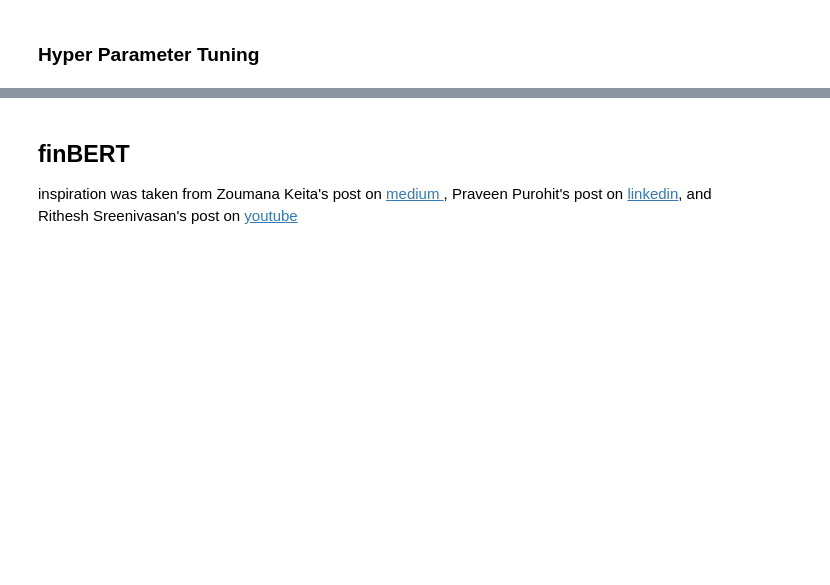
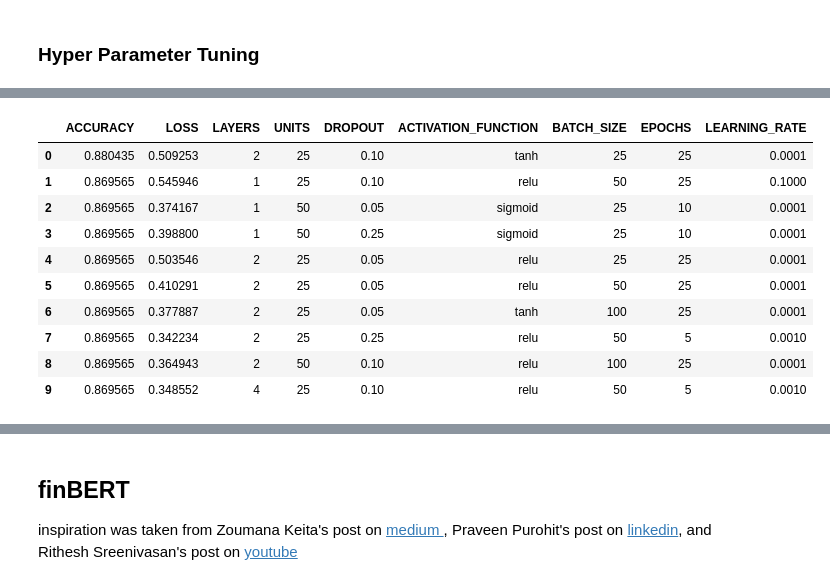
Before and after one commit to arnodunstatter/COSC4337-project, a Jupyter notebook: Financial_Sentiment_Analysis_Project.ipynb, the cells around one changed output, grey strips where cells are left out. Cells and saved outputs as stored; diff of their text form; code cells hidden in the pictures; blank space fills up the shorter version.

```diff
--- a/Financial_Sentiment_Analysis_Project.ipynb
+++ b/Financial_Sentiment_Analysis_Project.ipynb
@@ -1055,0 +1133,3 @@ bestLossFirst = sorted(allModelsMetricsAndParams, key=lambda x:x[1], reverse=Fal
+# %%
+allModelsMetricsAndParams = df_models_info.to_numpy().tolist()
+allModelsMetricsAndParams[0:10]
@@ -1055,0 +1147,19 @@ bestLossFirst = sorted(allModelsMetricsAndParams, key=lambda x:x[1], reverse=Fal
+# %%
+import copy
+bestAccuracyFirst = sorted(copy.deepcopy(allModelsMetricsAndParams), key=lambda x: x[0], reverse=True) #highest accuracy first
+bestLossFirst = sorted(copy.deepcopy(allModelsMetricsAndParams), key=lambda x:x[1], reverse=False) #low loss first
+# %%
+df_bestAccuracyFirst = pd.DataFrame(bestAccuracyFirst, columns=["ACCURACY","LOSS","LAYERS","UNITS","DROPOUT","ACTIVATION_FUNCTION","BATCH_SIZE","EPOCHS","LEARNING_RATE"])
+df_bestAccuracyFirst.head(10)
+# %% [output]
+|  | ACCURACY | LOSS | LAYERS | UNITS | DROPOUT | ACTIVATION_FUNCTION | BATCH_SIZE | EPOCHS | LEARNING_RATE |
+| 0 | 0.880435 | 0.509253 | 2 | 25 | 0.10 | tanh | 25 | 25 | 0.0001 |
+| 1 | 0.869565 | 0.545946 | 1 | 25 | 0.10 | relu | 50 | 25 | 0.1000 |
+| 2 | 0.869565 | 0.374167 | 1 | 50 | 0.05 | sigmoid | 25 | 10 | 0.0001 |
+| 3 | 0.869565 | 0.398800 | 1 | 50 | 0.25 | sigmoid | 25 | 10 | 0.0001 |
+| 4 | 0.869565 | 0.503546 | 2 | 25 | 0.05 | relu | 25 | 25 | 0.0001 |
+| 5 | 0.869565 | 0.410291 | 2 | 25 | 0.05 | relu | 50 | 25 | 0.0001 |
+| 6 | 0.869565 | 0.377887 | 2 | 25 | 0.05 | tanh | 100 | 25 | 0.0001 |
+| 7 | 0.869565 | 0.342234 | 2 | 25 | 0.25 | relu | 50 | 5 | 0.0010 |
+| 8 | 0.869565 | 0.364943 | 2 | 50 | 0.10 | relu | 100 | 25 | 0.0001 |
+| 9 | 0.869565 | 0.348552 | 4 | 25 | 0.10 | relu | 50 | 5 | 0.0010 |
```
Also changed, not shown: parts of 23 cells of this notebook, 2 other files.
